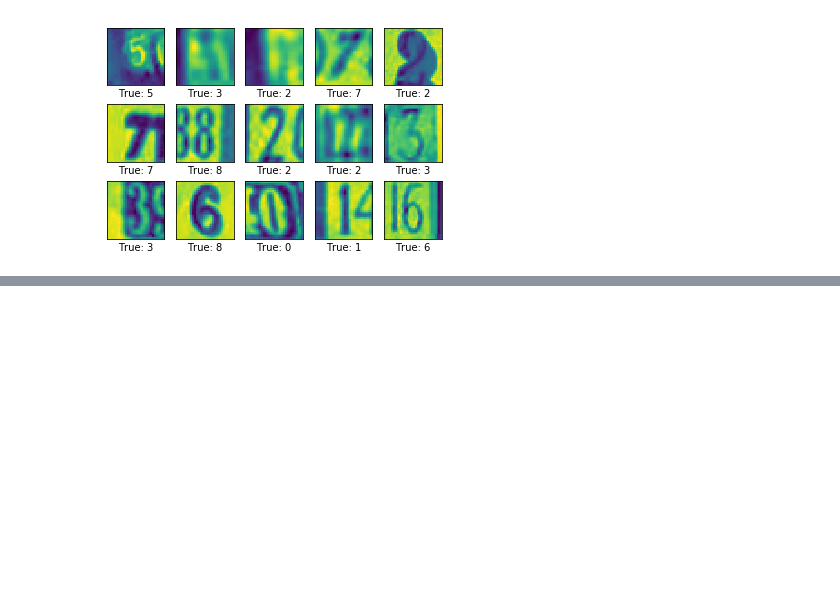
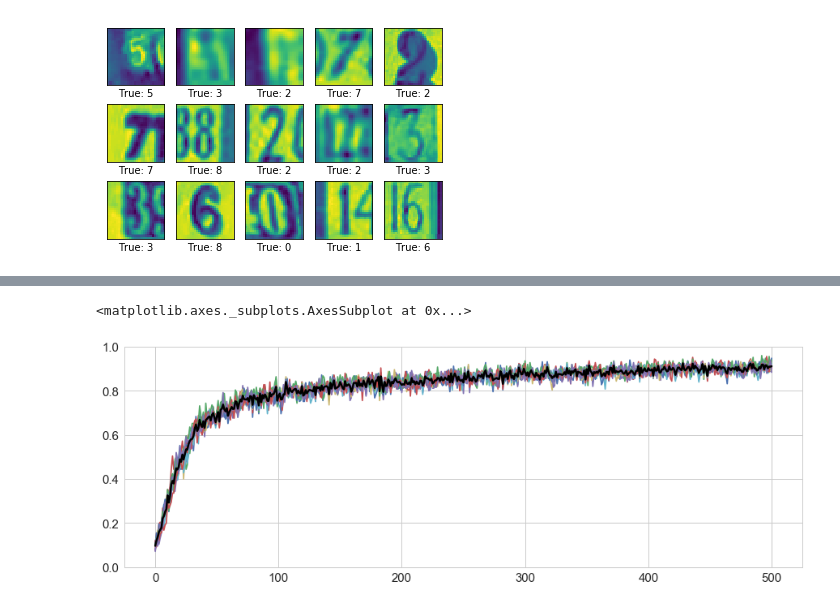
Before and after one commit to elsqueegie/18s15318A2, a Jupyter notebook: svhn/code/CNN_SVHN.ipynb, the cells around one changed output, grey strips where cells are left out. Drawn from its saved outputs; the diff is of its cells as text; code cells hidden in the pictures; blank space fills up the shorter version.

```diff
--- a/svhn/code/CNN_SVHN.ipynb
+++ b/svhn/code/CNN_SVHN.ipynb
@@ -224,15 +224,17 @@ def optimize(steps, X=X, y=y, record_score=True):
         if i % 10 == 0:
             acc = session.run(accuracy, feed_dict=training)
             train_scores.append(acc)
-            if i % 100 == 0:
+            if i % 1000 == 0:
                 print('Training Iteration: {}, Training Accuracy: {:.2f}%'.format(iteration,acc*100))
     iteration += steps
 
 def kfold_train(folds,iters):
     training_progress = {}
+    holdout_predictions = []
     ix = get_shuffled_index(X,y)
     slicelen = int(len(ix)/10)
     for i in range(folds):
+        to_append = {}
         validation_set = ix[i*slicelen:(i+1)*slicelen]
         trainset = [j for j in ix if j not in validation_set]
 
@@ -251,4 +253,11 @@ def kfold_train(folds,iters):
         saver = tf.train.Saver()
         saver.save(session, 'models/'+str(i)+'/CNN.model')
 
-        training_progress[i] = train_scores
+        training_progress[int(i)] = train_scores
+        validation_dic = {x_raw:X[validation_set], label:y[validation_set]}
+        to_append['probas'] = session.run(y_hat, feed_dict=validation_dic)
+        to_append['predictions'] = session.run(y_hat_class, feed_dict=validation_dic)
+        to_append['label'] = y[validation_set]
+        holdout_predictions.append(to_append)
+
+    return training_progress,holdout_predictions
@@ -457,0 +264,3 @@ Categories (100, float64): [4.064000e-13 < 5.881000e-12 < 2.864000e-11 < 9.67000
+# %%
+%%time
+progress,predictions = kfold_train(10, 5001)
@@ -457,0 +293,9 @@ Categories (100, float64): [4.064000e-13 < 5.881000e-12 < 2.864000e-11 < 9.67000
+# %%
+sns.set(font_scale=1.5)
+sns.set_style('whitegrid')
+# %%
+pd.DataFrame(progress).plot(figsize=(15,5), legend=False, ylim=[0,1])
+pd.DataFrame(progress).mean(axis=1).plot(legend=False, lw=2.5, color='black')
+# %% [output]
+<matplotlib.axes._subplots.AxesSubplot at 0x...>
+[figure, added]
```
Also changed, not shown: parts of 27 cells of this notebook.
